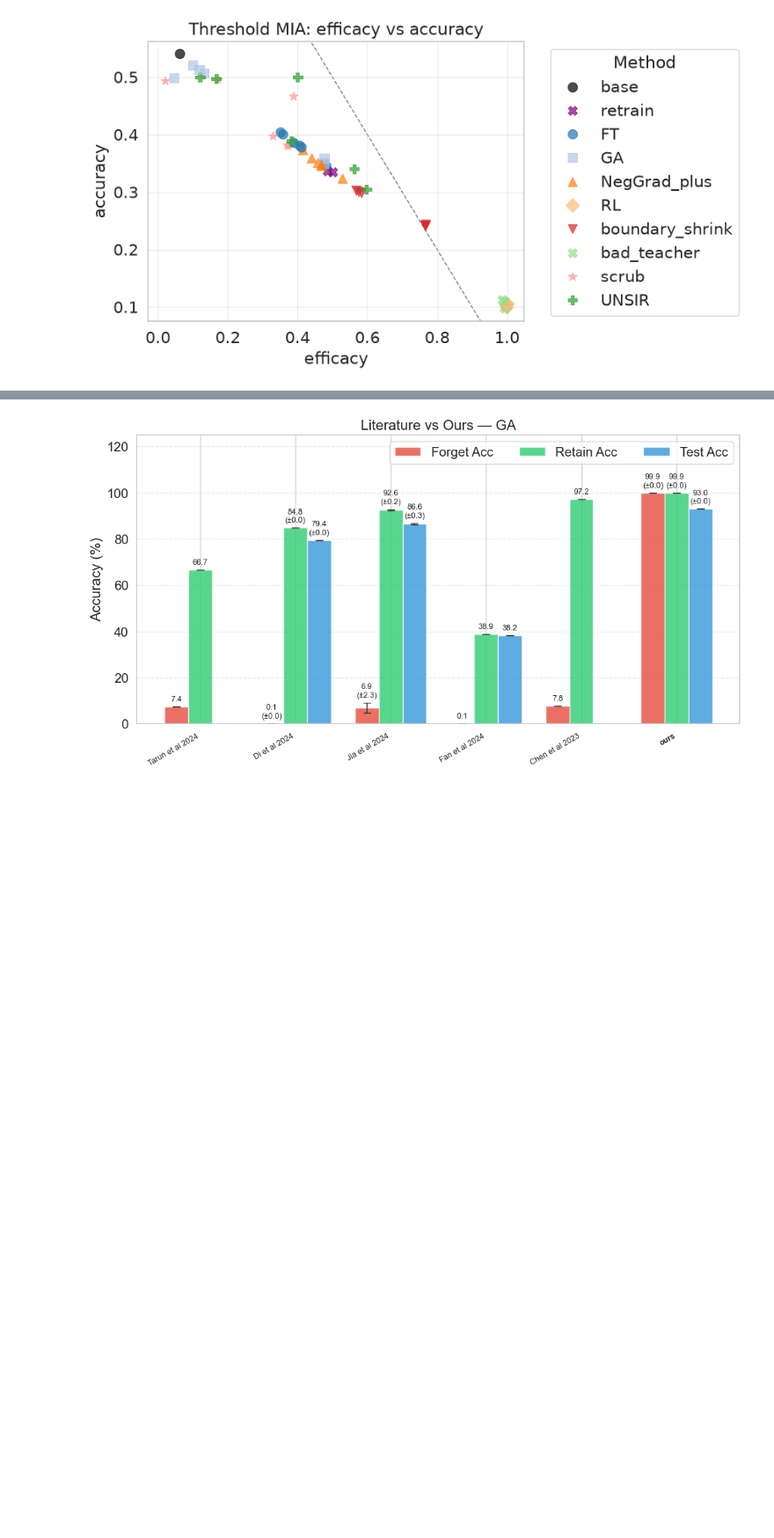
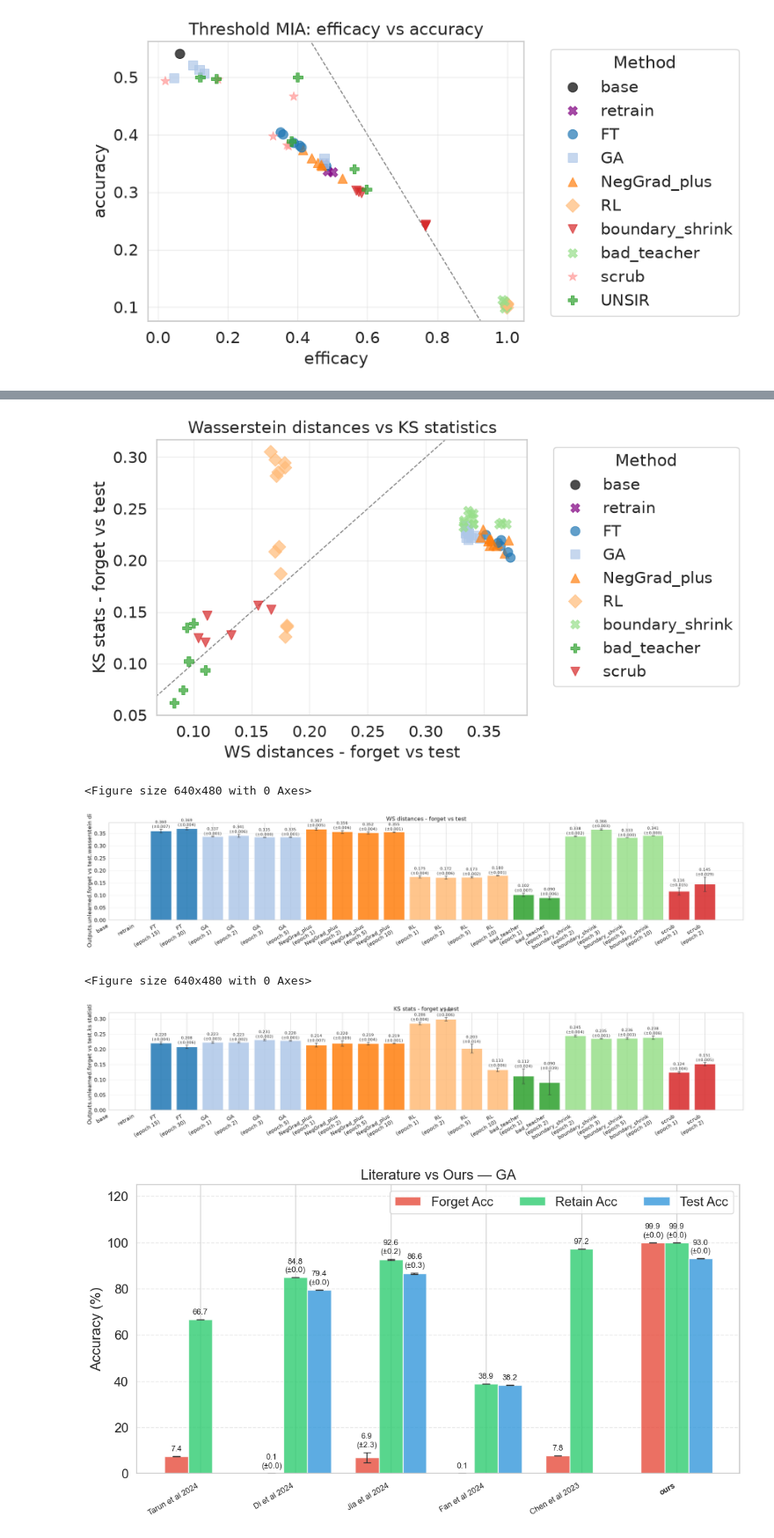
Before and after one commit to probabilistic-adaptation/verifying_unlearning_2026, a Jupyter notebook: visualize_results.ipynb, the cells around one changed output, grey strips where cells are left out. Shown at 88% size. Cells and saved outputs as stored; diff of their text form; code cells hidden in the pictures; blank space fills up the shorter version.

```diff
--- a/visualize_results.ipynb
+++ b/visualize_results.ipynb
@@ -638,36 +638,42 @@ MIA_plot("efficacy", "attack_accuracy", grouped = False, line = -1)
 # %%
 # mean +-std for each method (8 crossses)
 
-results = gather_results("results/seed_5000", base=True, retrain=True)
+results = gather_results("results/seed_5", base=True, retrain=True)
 results_scatterplot(
     results,
     x_metric = "outputs.unlearned.forget_vs_test.wasserstein_distance",
     y_metric = "outputs.unlearned.forget_vs_test.ks_statistics",
     title = "Wasserstein distances vs KS statistics",
     xlabel = "WS distances - forget vs test",
     ylabel = "KS stats - forget vs test",
     grouped = False,
     color_by = "method",
     line = 1
     )
 
 results_barplot(
     results,
     "outputs.unlearned.forget_vs_test.wasserstein_distance",
     title="WS distances - forget vs test",
     ylabel=None,
     base_color="black",
     retain_color="purple"
     )
 
 results_barplot(
     results,
     "outputs.unlearned.forget_vs_test.ks_statistics",
     title="KS stats - forget vs test",
     ylabel=None,
     base_color="black",
     retain_color="purple"
     )
+# %% [output]
+[figure, added]
+<Figure size 640x480 with 0 Axes>
+[figure, added]
+<Figure size 640x480 with 0 Axes>
+[figure, added]
 # %%
 results = gather_results("results/seed_5001", base=True, retrain=True)
 results_table(results)
```
Also changed, not shown: parts of 3 cells of this notebook, 1 other file.
